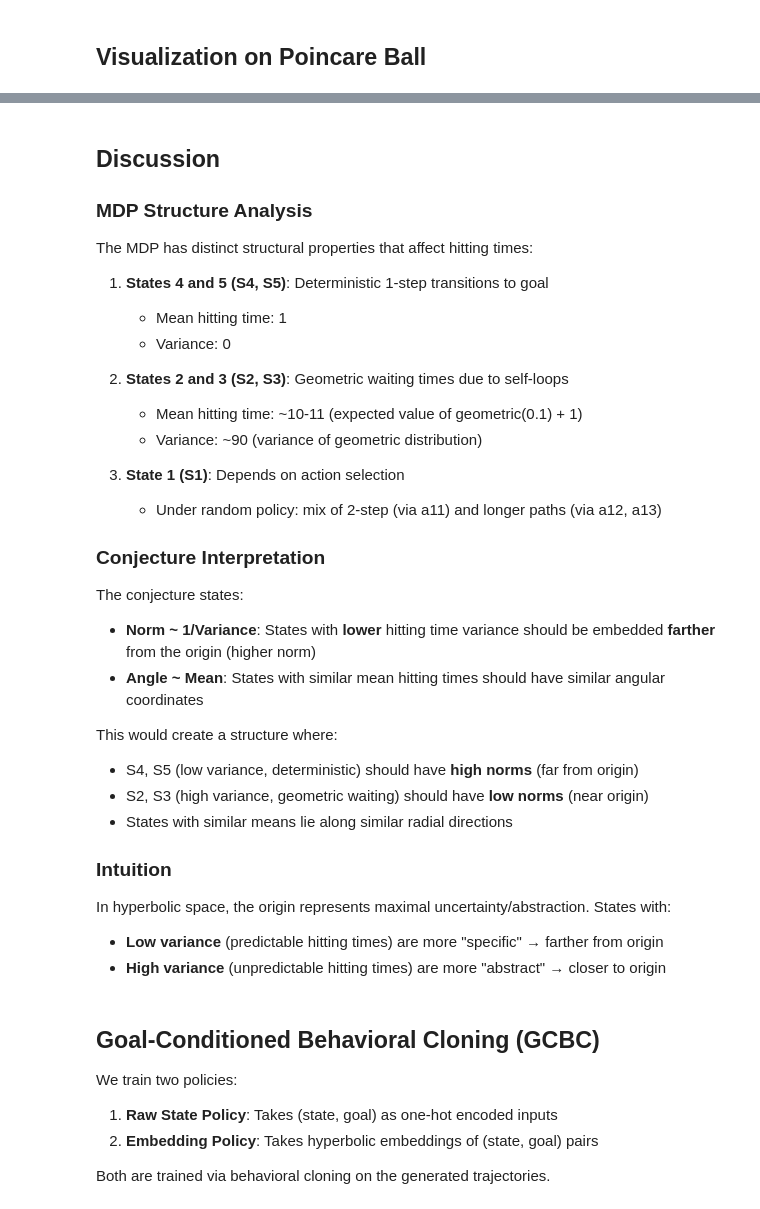
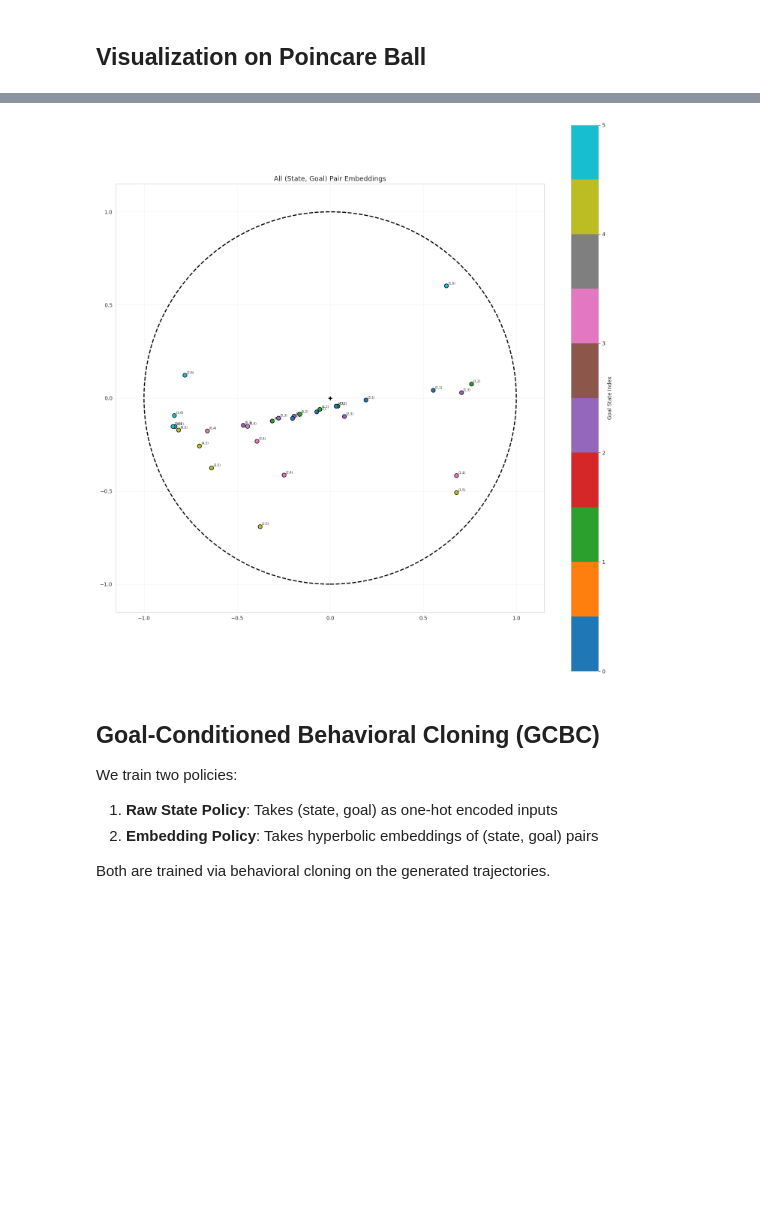
Before and after one commit to wanyszka/hyperbolic_planning, a Jupyter notebook: MDP_Hyper.ipynb, the cells around one changed output, grey strips where cells are left out. Cells and saved outputs as stored; diff of their text form; code cells hidden in the pictures; blank space fills up the shorter version.

```diff
--- a/MDP_Hyper.ipynb
+++ b/MDP_Hyper.ipynb
@@ -1085,7 +902,7 @@ def plot_all_state_pairs(model, mdp):
     model.eval()
     n_states = mdp.n_states
 
-    fig, ax = plt.subplots(figsize=(10, 10))
+    fig, ax = plt.subplots(figsize=(15, 15))
     plot_poincare_disk(ax, "All (State, Goal) Pair Embeddings")
 
     all_embeddings = []
@@ -1099,32 +916,34 @@ def plot_all_state_pairs(model, mdp):
                     s_norm = start / (n_states - 1)
                     g_norm = goal / (n_states - 1)
 
                     x = torch.tensor([[s_norm, g_norm]], dtype=torch.float32).to(device)
                     emb = model(x)
 
                     if isinstance(emb, ManifoldTensor):
                         emb = emb.tensor
 
                     emb = emb.squeeze(0).cpu().numpy()
                     all_embeddings.append(emb)
                     labels.append(pair_label(start, goal))
                     colors.append(goal)  # Color by goal state
 
     all_embeddings = np.array(all_embeddings)
     colors = np.array(colors)
 
     scatter = ax.scatter(all_embeddings[:, 0], all_embeddings[:, 1],
-                        c=colors, cmap='tab10', s=80, edgecolors='black', linewidth=1, zorder=5)
+                        c=colors, cmap='tab10', s=60, edgecolors='black', linewidth=1, zorder=5)
 
     # Add labels
     for i, label in enumerate(labels):
-        ax.annotate(label, all_embeddings[i], fontsize=7,
+        ax.annotate(label, all_embeddings[i], fontsize=6,
                    xytext=(3, 3), textcoords='offset points')
 
     plt.colorbar(scatter, ax=ax, label='Goal State Index')
     plt.tight_layout()
     plt.savefig('all_state_pairs.png', dpi=150, bbox_inches='tight')
     plt.show()
 
 
 plot_all_state_pairs(model, mdp)
+# %% [output]
+[figure, added]
@@ -1165,34 +949,0 @@ plot_polar_representation(embeddings, hitting_stats, mdp)
-# %% [markdown]
-## Discussion
-
-### MDP Structure Analysis
-
-The MDP has distinct structural properties that affect hitting times:
-
-1. **States 4 and 5 (S4, S5)**: Deterministic 1-step transitions to goal
-   - Mean hitting time: 1
-   - Variance: 0
-
-2. **States 2 and 3 (S2, S3)**: Geometric waiting times due to self-loops
-   - Mean hitting time: ~10-11 (expected value of geometric(0.1) + 1)
-   - Variance: ~90 (variance of geometric distribution)
-
-3. **State 1 (S1)**: Depends on action selection
-   - Under random policy: mix of 2-step (via a11) and longer paths (via a12, a13)
-
-### Conjecture Interpretation
-
-The conjecture states:
-- **Norm ~ 1/Variance**: States with **lower** hitting time variance should be embedded **farther** from the origin (higher norm)
-- **Angle ~ Mean**: States with similar mean hitting times should have similar angular coordinates
-
-This would create a structure where:
-- S4, S5 (low variance, deterministic) should have **high norms** (far from origin)
-- S2, S3 (high variance, geometric waiting) should have **low norms** (near origin)
-- States with similar means lie along similar radial directions
-
-### Intuition
-
-In hyperbolic space, the origin represents maximal uncertainty/abstraction. States with:
-- **Low variance** (predictable hitting times) are more "specific" → farther from origin
-- **High variance** (unpredictable hitting times) are more "abstract" → closer to origin
```
Also changed, not shown: parts of 46 cells of this notebook, 2 other files.
